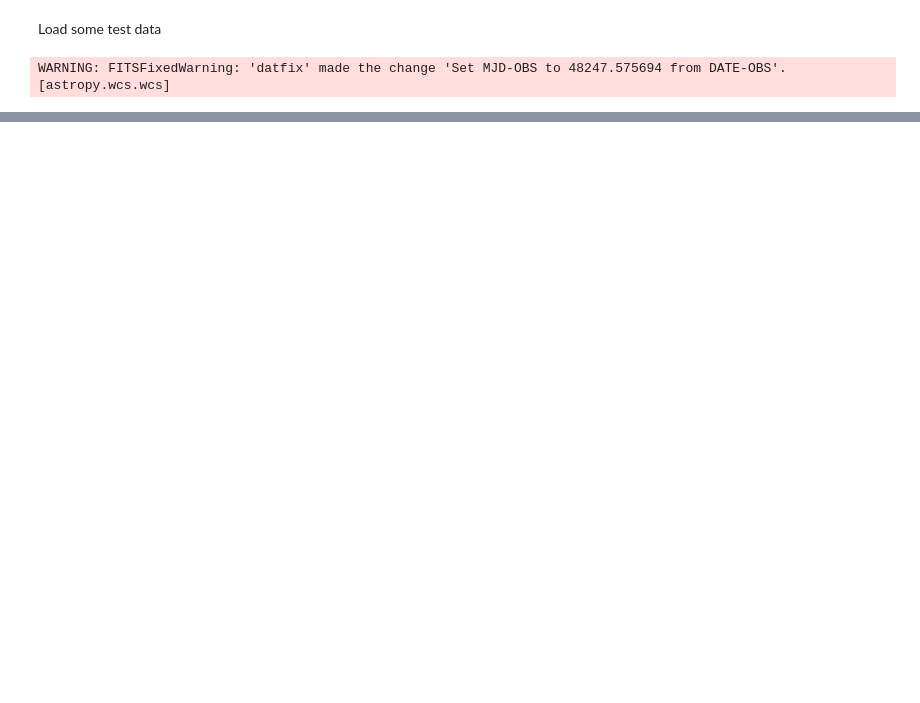
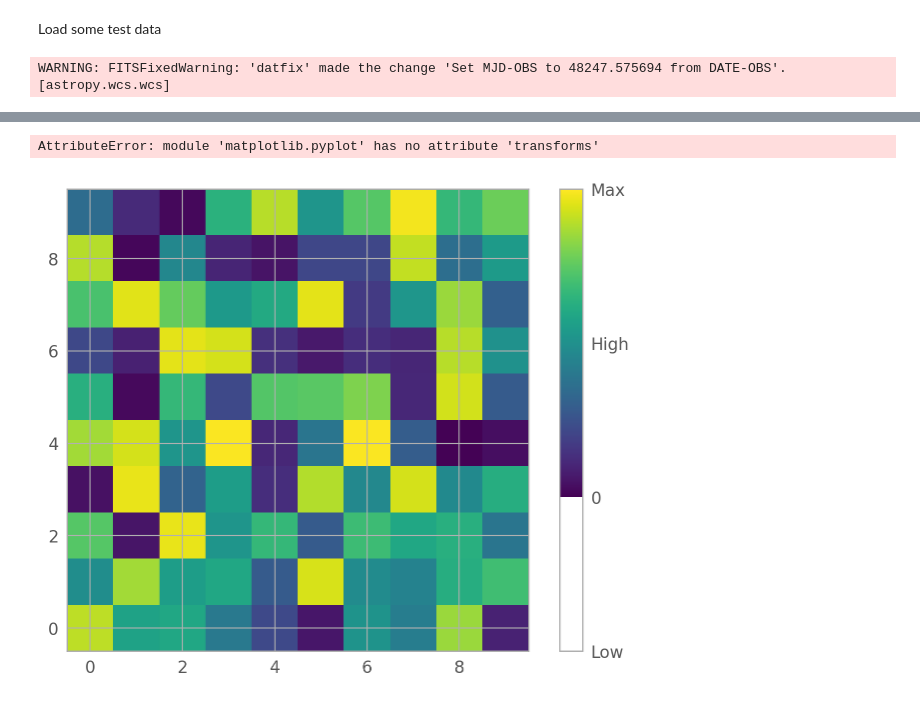
Before and after one commit to Chisen-Lupus/astro-utils, a Jupyter notebook: demo3.ipynb, the cells around one changed output, grey strips where cells are left out. Cells and saved outputs as stored; diff of their text form; code cells hidden in the pictures; blank space fills up the shorter version.

```diff
--- a/demo3.ipynb
+++ b/demo3.ipynb
@@ -59,3 +59,49 @@ autils.interactive_plot(image_data, wcs=image_wcs)
 # %% [output]
 VBox(children=(HBox(children=(ToggleButtons(index=2, layout=Layout(height='33px', width='80%'), options=(('asi…
 [interactive output not drawn]
+# %%
+import numpy as np
+import matplotlib.pyplot as plt
+from matplotlib.path import Path
+import matplotlib.patches as patches
+
+# Generate sample data with values up to 2
+data = np.random.rand(10, 10) * 2
+
+# Create a plot
+img = plt.imshow(data, cmap='viridis', vmin=0, vmax=2)  # Keep the image color range as is
+
+# Create a colorbar
+cbar = plt.colorbar(img)
+
+# Set the color limits of the colorbar
+cbar.set_ticks([-1, 0, 1, 2])  # Extended ticks outside the range
+cbar.set_ticklabels(['Low', '0', 'High', 'Max'])  # Customize labels
+
+# Function to create an elongated triangle
+def create_triangle(length, width):
+    return Path([(0, 0), (length, -width), (-length, -width)], closed=True)
+
+# Add upside-down elongated triangle markers to the colorbar
+marker_value = 1  # Value where you want the markers
+spacing = 0.15    # Control spacing between markers
+marker_count = 5  # Number of markers
+
+# Calculate the positions for the markers
+y_positions = np.linspace(marker_value - spacing * (marker_count // 2),
+                          marker_value + spacing * (marker_count // 2),
+                          marker_count)
+
+# Draw each elongated triangle marker
+for y in y_positions:
+    triangle = create_triangle(length=0.1, width=0.2)  # Adjust length and width as needed
+    cbar.ax.add_patch(patches.PathPatch(triangle.transformed(
+        plt.transforms.Affine2D().translate(1.05, y) +
+        plt.transforms.Affine2D().rotate_deg(180)  # Rotate to make it upside down
+    ), facecolor='red', edgecolor='red'))
+
+# Show the plot
+plt.show()
+# %% [output]
+AttributeError: module 'matplotlib.pyplot' has no attribute 'transforms'
+[figure, added]
```
Also changed, not shown: parts of 2 cells of this notebook, 1 other file.
